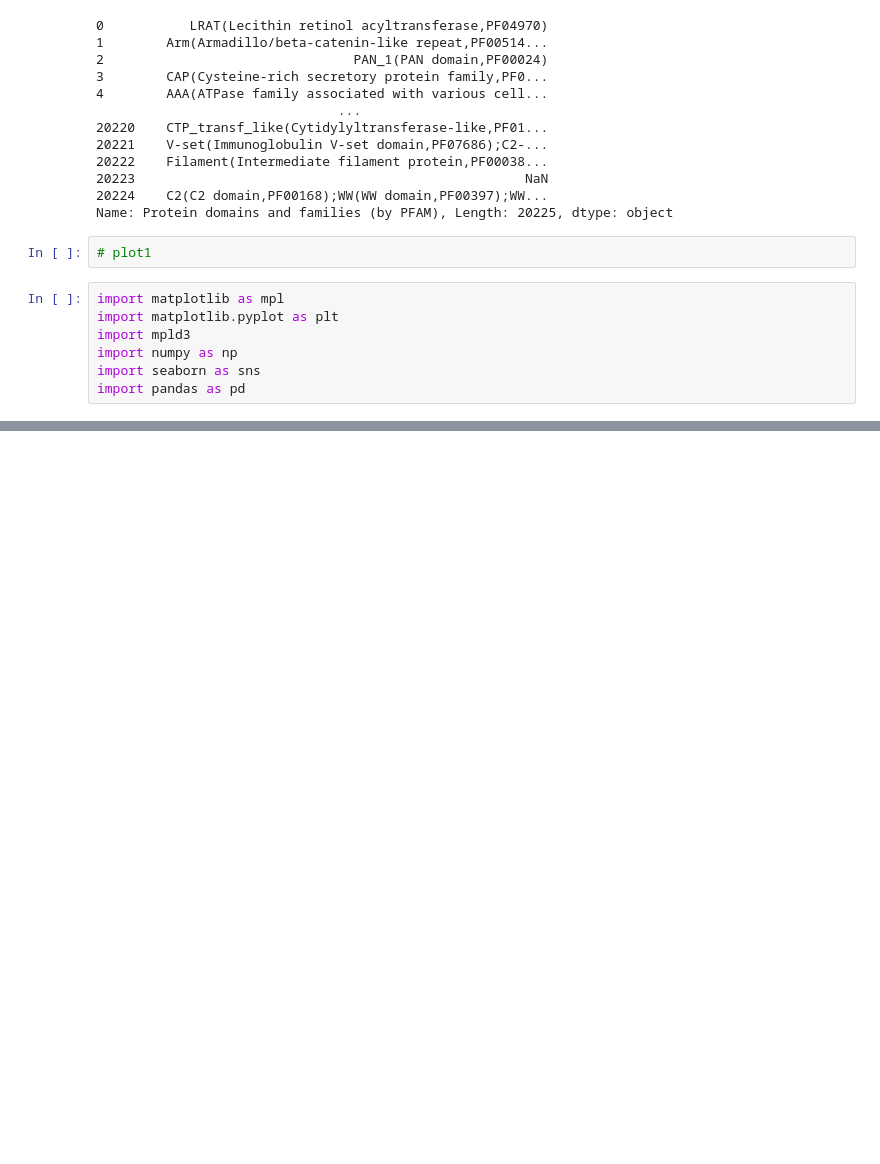
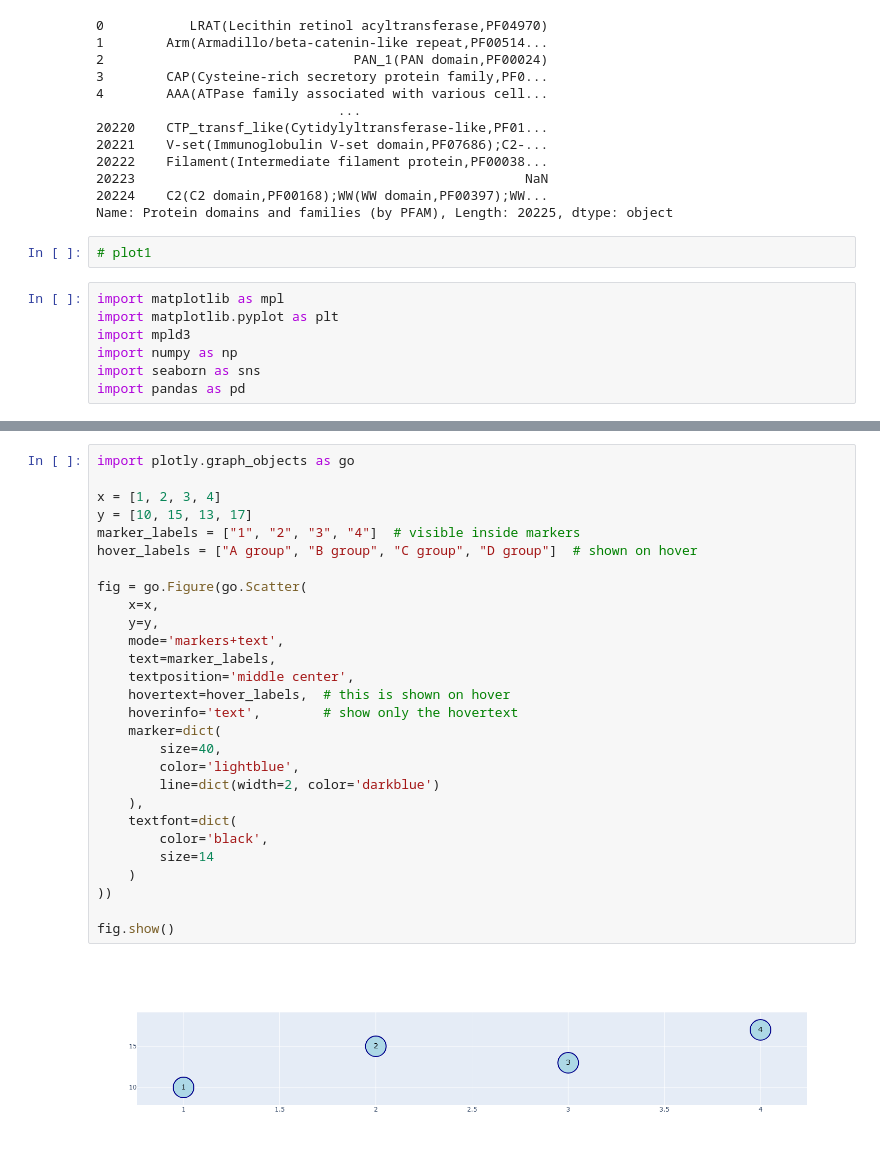
Before and after one commit to intbio/SimChrom, a Jupyter notebook: Untitled.ipynb, the cells around one changed output, grey strips where cells are left out. Saved outputs shown, nothing was run; the diff lists cells and outputs as text; blank space fills up the shorter version.

```diff
--- a/Untitled.ipynb
+++ b/Untitled.ipynb
@@ -998,0 +577,30 @@ fig.show()
+# %%
+import plotly.graph_objects as go
+
+x = [1, 2, 3, 4]
+y = [10, 15, 13, 17]
+marker_labels = ["1", "2", "3", "4"]  # visible inside markers
+hover_labels = ["A group", "B group", "C group", "D group"]  # shown on hover
+
+fig = go.Figure(go.Scatter(
+    x=x,
+    y=y,
+    mode='markers+text',
+    text=marker_labels,
+    textposition='middle center',
+    hovertext=hover_labels,  # this is shown on hover
+    hoverinfo='text',        # show only the hovertext
+    marker=dict(
+        size=40,
+        color='lightblue',
+        line=dict(width=2, color='darkblue')
+    ),
+    textfont=dict(
+        color='black',
+        size=14
+    )
+))
+
+fig.show()
+# %% [output]
+[figure, added]
```
Also changed, not shown: parts of 11 cells of this notebook, 5 other files.
